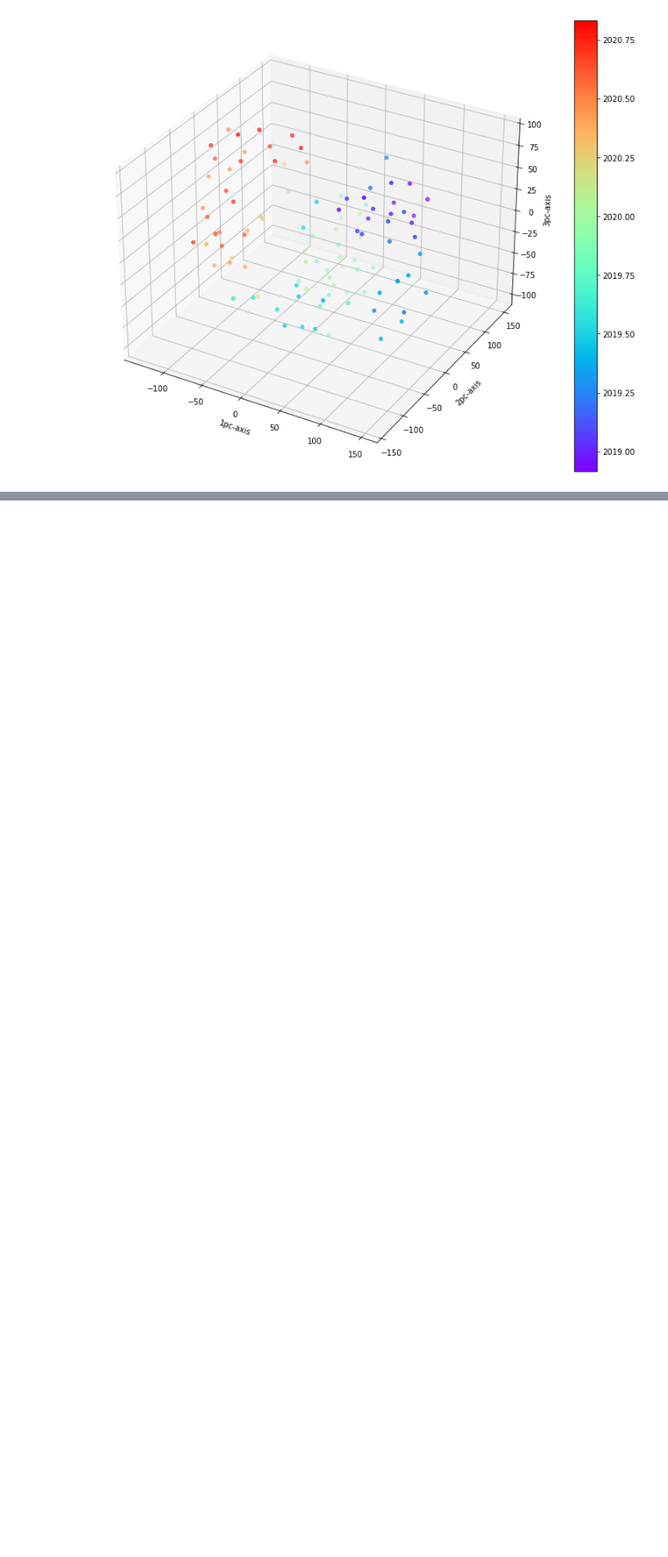
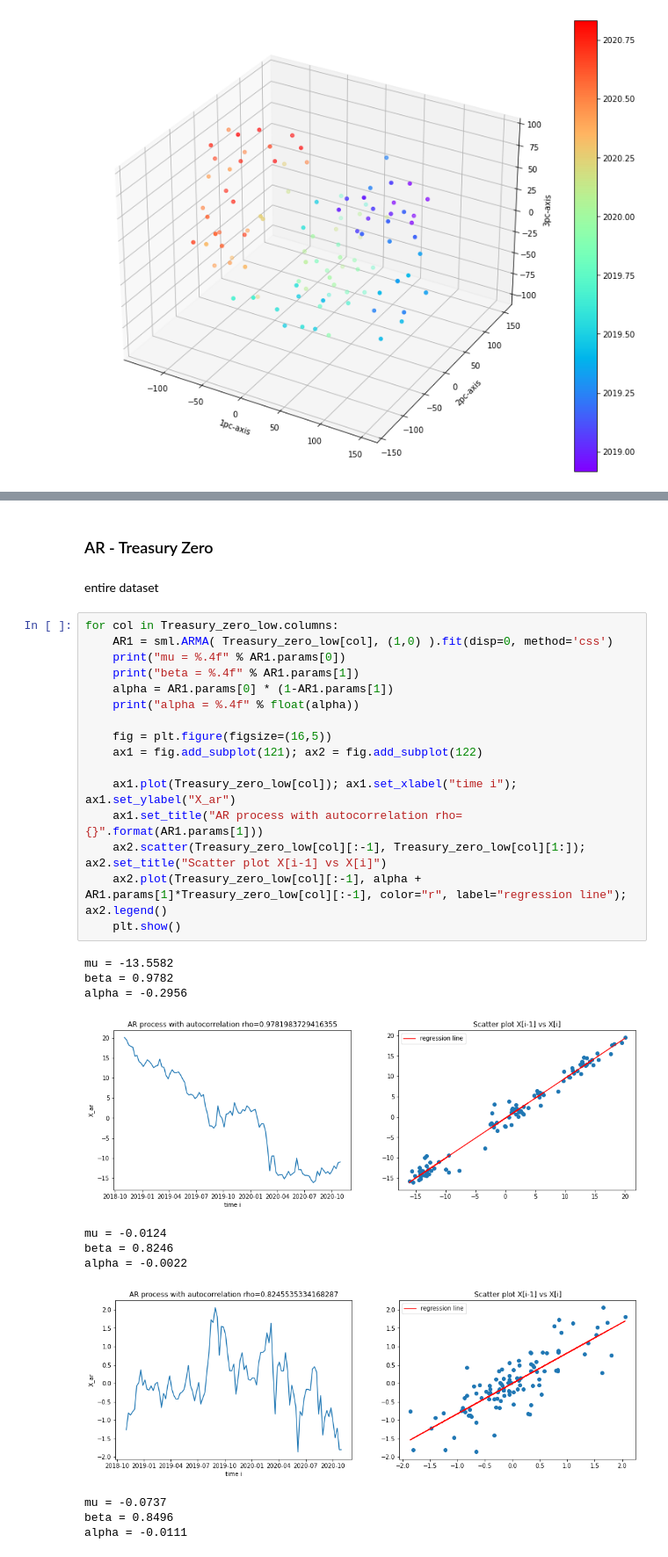
Before and after one commit to DarseZ/CurveFrcst-Using-ManifoldLrn, a Jupyter notebook: DmnsRdct_StateFrcst.ipynb, the cells around one changed output, grey strips where cells are left out. Shown at 88% size. Cells and saved outputs as stored; diff of their text form; blank space fills up the shorter version.

```diff
--- a/DmnsRdct_StateFrcst.ipynb
+++ b/DmnsRdct_StateFrcst.ipynb
@@ -284,0 +307,32 @@ cb = plt.colorbar(sc)
+# %% [markdown]
+### AR - Treasury Zero
+# %% [markdown]
+entire dataset
+# %%
+for col in Treasury_zero_low.columns:
+    AR1 = sml.ARMA( Treasury_zero_low[col], (1,0) ).fit(disp=0, method='css')
+    print("mu = %.4f" % AR1.params[0])
+    print("beta = %.4f" % AR1.params[1])
+    alpha = AR1.params[0] * (1-AR1.params[1])
+    print("alpha = %.4f" % float(alpha))
+
+    fig = plt.figure(figsize=(16,5))
+    ax1 = fig.add_subplot(121); ax2 = fig.add_subplot(122)
+
+    ax1.plot(Treasury_zero_low[col]); ax1.set_xlabel("time i"); ax1.set_ylabel("X_ar")
+    ax1.set_title("AR process with autocorrelation rho={}".format(AR1.params[1]))
+    ax2.scatter(Treasury_zero_low[col][:-1], Treasury_zero_low[col][1:]); ax2.set_title("Scatter plot X[i-1] vs X[i]")
+    ax2.plot(Treasury_zero_low[col][:-1], alpha + AR1.params[1]*Treasury_zero_low[col][:-1], color="r", label="regression line"); ax2.legend()
+    plt.show()
+# %% [output]
+mu = -13.5582
+beta = 0.9782
+alpha = -0.2956
+[figure, added]
+mu = -0.0124
+beta = 0.8246
+alpha = -0.0022
+[figure, added]
+mu = -0.0737
+beta = 0.8496
+alpha = -0.0111
```
Also changed, not shown: parts of 42 cells of this notebook, 6 other files.
